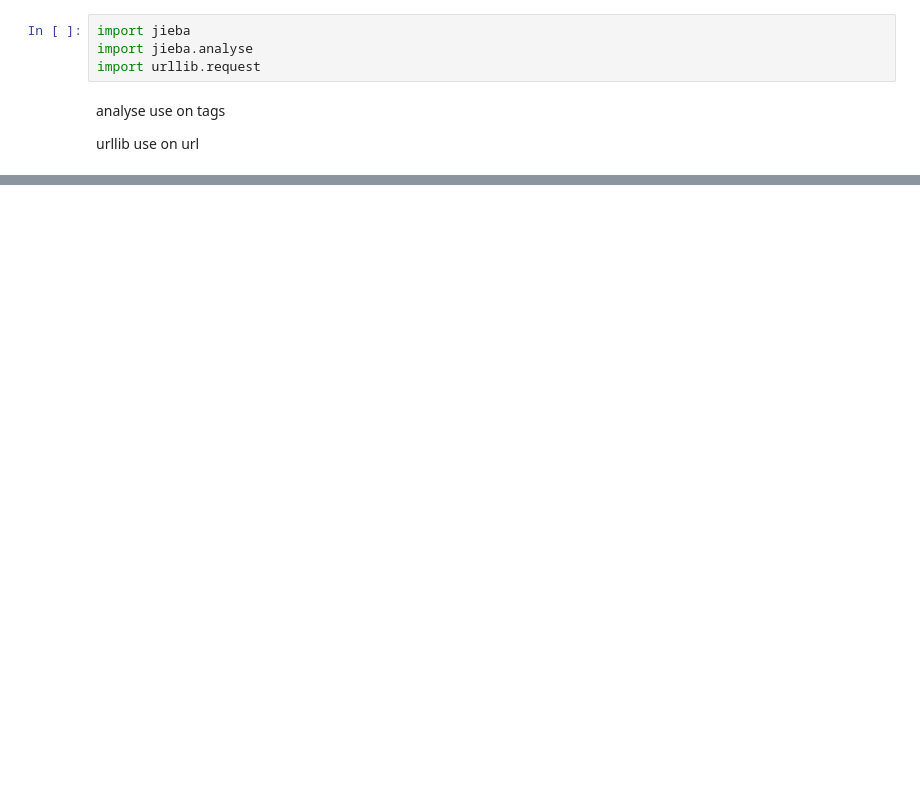
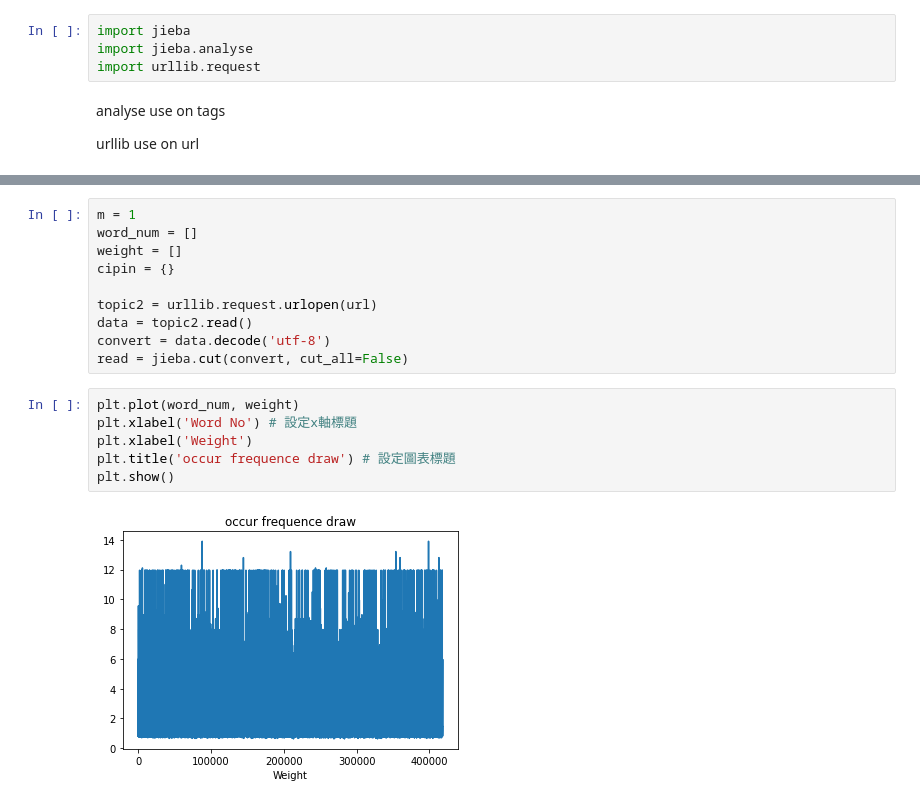
Before and after one commit to bresut/NLP-git, a Jupyter notebook: NLP_HW1.ipynb, the cells around one changed output, grey strips where cells are left out. Cells and saved outputs as stored; diff of their text form; blank space fills up the shorter version.

```diff
--- a/NLP_HW1.ipynb
+++ b/NLP_HW1.ipynb
@@ -40,0 +54,18 @@ for tag in tags:
+# %%
+m = 1
+word_num = []
+weight = []
+cipin = {}
+
+topic2 = urllib.request.urlopen(url)
+data = topic2.read()
+convert = data.decode('utf-8')
+read = jieba.cut(convert, cut_all=False)
+# %%
+plt.plot(word_num, weight)
+plt.xlabel('Word No') # 設定x軸標題
+plt.xlabel('Weight')
+plt.title('occur frequence draw') # 設定圖表標題
+plt.show()
+# %% [output]
+[figure, added]
```
Also changed, not shown: parts of 3 cells of this notebook.
